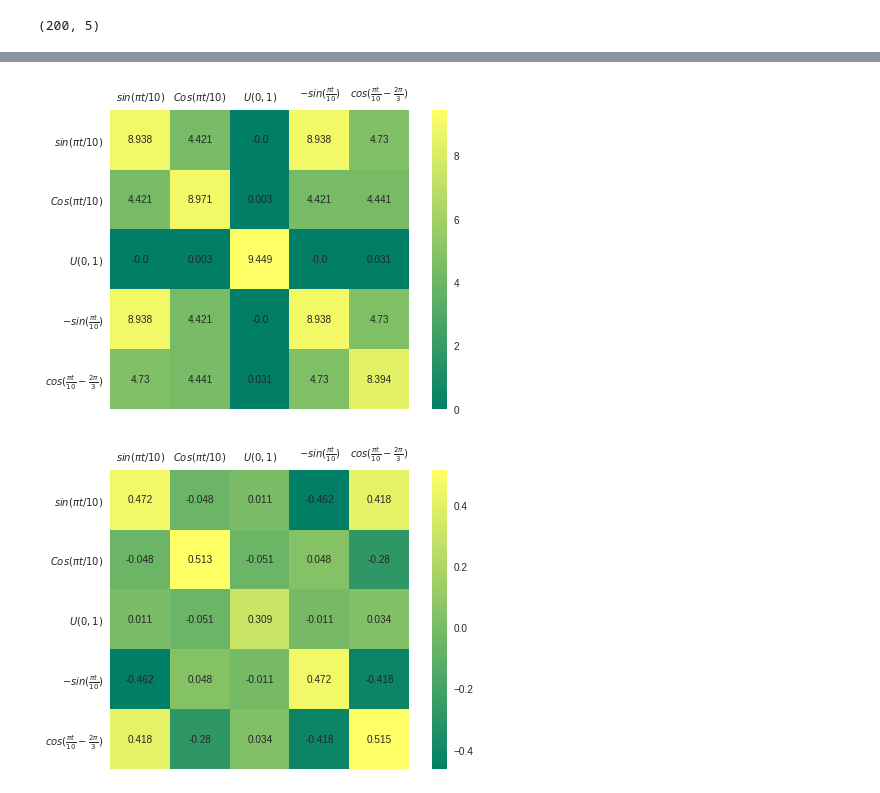
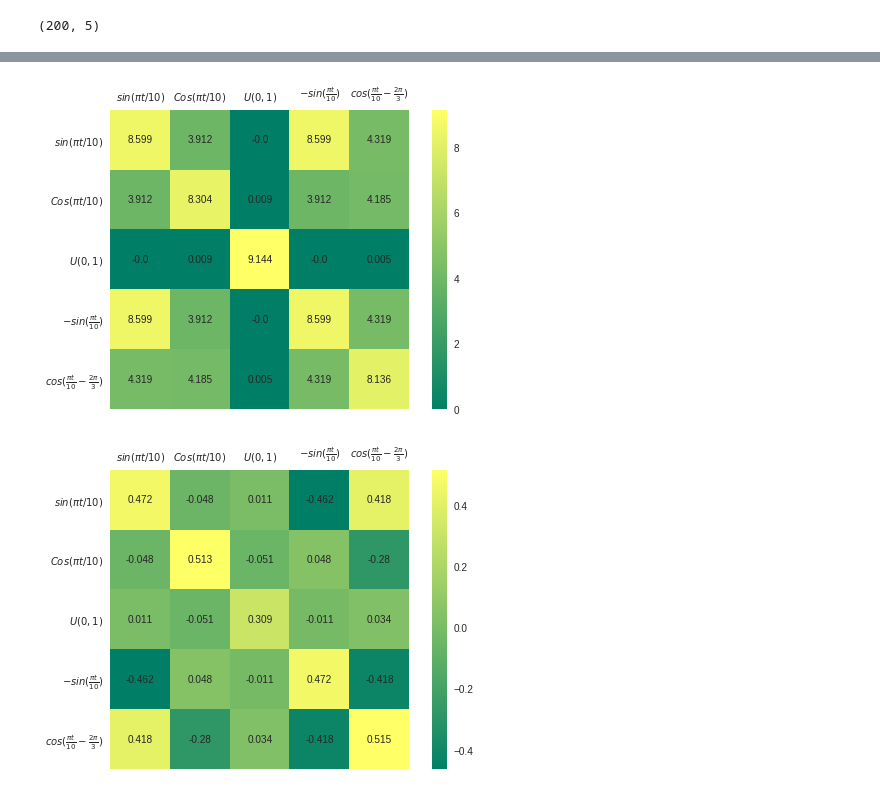
Before and after one commit to AntixK/MISSO, a Jupyter notebook: experiments/MISSO_vs_GraphicalLasso.ipynb, the cells around one changed output, grey strips where cells are left out. Cells and saved outputs as stored; diff of their text form; code cells hidden in the pictures.

```diff
--- a/experiments/MISSO_vs_GraphicalLasso.ipynb
+++ b/experiments/MISSO_vs_GraphicalLasso.ipynb
@@ -63,9 +63,9 @@ plt.show()
 # %%
-model = MISSO()
+model = MISSO(mp=True)
 mim = model.fit(X)
 model.show_matrix(mim, xlabels = labels)
 # %% [output]
-[figure, old version]
+[figure, new version]
 # %%
 cov_ = GraphicalLasso().fit(X)
 cov = np.around(cov_.covariance_, decimals=3)
```
Also changed, not shown: parts of 2 cells of this notebook, 7 other files.
